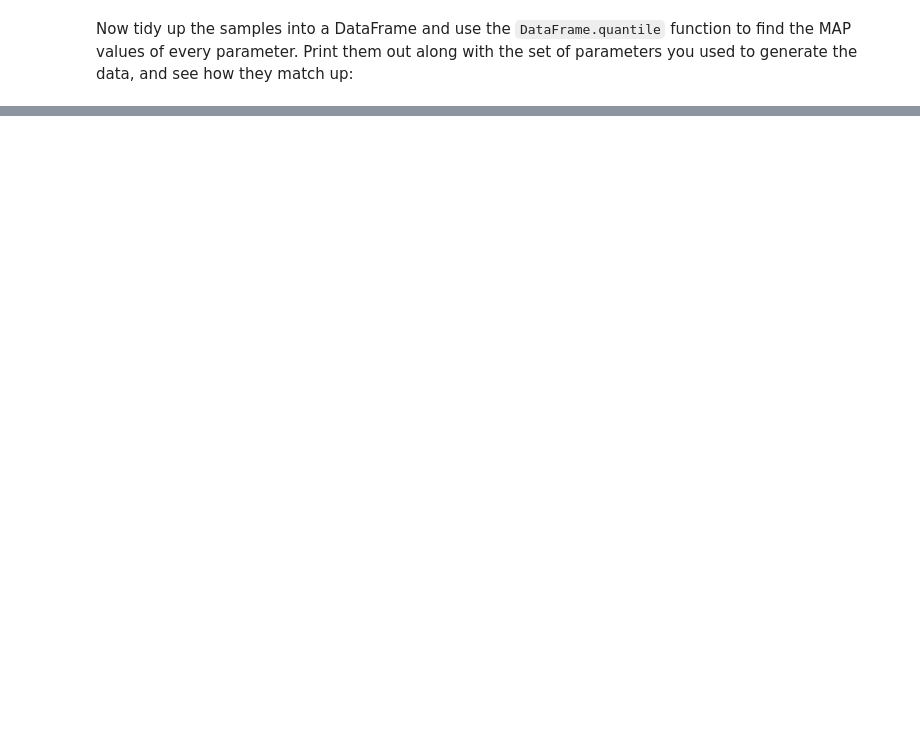
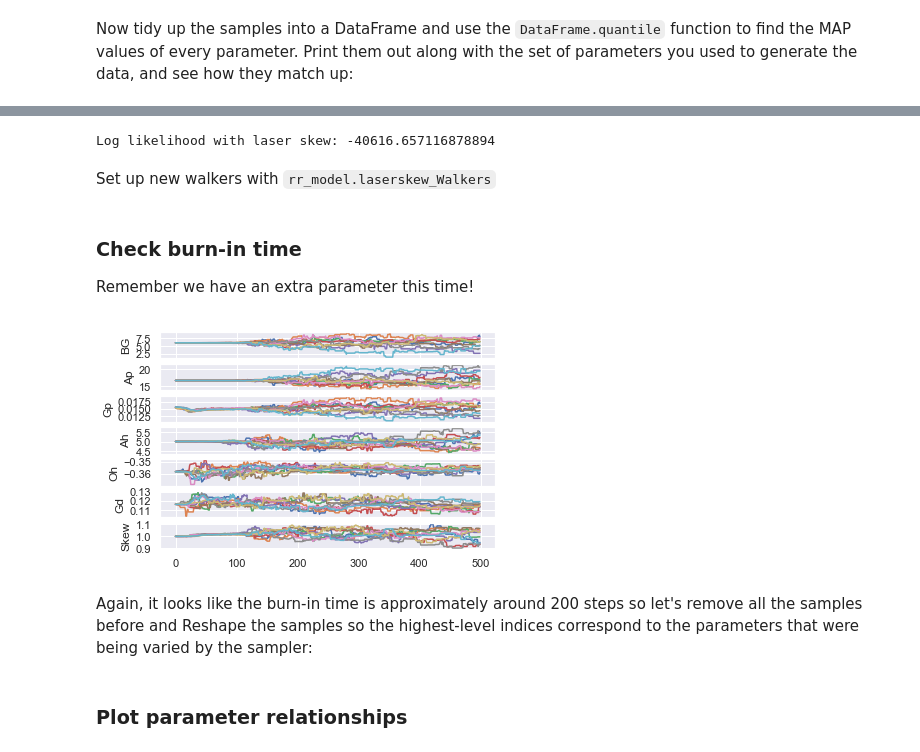
Before and after one commit to phys201/raman_rabi, a Jupyter notebook: tutorial.ipynb, the cells around one changed output, grey strips where cells are left out. Cells and saved outputs as stored; diff of their text form; code cells hidden in the pictures; blank space fills up the shorter version.

```diff
--- a/tutorial.ipynb
+++ b/tutorial.ipynb
@@ -235,0 +293,46 @@ Calculated MAP values:
+# %%
+# a set of test parameter values
+theta_withskew = np.array([6.10, 16.6881, 1/63.8806, 5.01886, -np.pi/8.77273, 1/8.5871, 1])
+withskew_loglikelihood = rr_model.laserskew_unbinned_loglikelihood_mN1(theta_withskew, test_data, 0, 40, False)
+print("Log likelihood with laser skew:", withskew_loglikelihood)
+# %% [output]
+Log likelihood with laser skew: -40616.657116878894
+# %% [markdown]
+Set up new walkers with `rr_model.laserskew_Walkers`
+# %%
+guesses_withskew = theta_withskew
+numdim = len(guesses_withskew)
+numwalkers = 100 #this isn't too many walkers, but just to keep this tutorial short to run
+numsteps = 500 #this isn't too many steps, but just to keep this tutorial short to run
+test_samples_withskew = rr_model.laserskew_Walkers(test_data, guesses_withskew, 0, 40, False, dataN=10,
+                                scale_factor=100*100, nwalkers=numwalkers, nsteps=numsteps)
+# %% [markdown]
+### Check burn-in time
+Remember we have an extra parameter this time!
+# %%
+fig, (ax_BG, ax_Ap, ax_Gammap, ax_Ah, ax_Omegah, ax_Gammadeph, ax_skewCoef) = plt.subplots(7)
+ax_BG.set(ylabel='BG')
+ax_Ap.set(ylabel='Ap')
+ax_Gammap.set(ylabel=r"$\Gamma_p$")
+ax_Ah.set(ylabel='Ah')
+ax_Omegah.set(ylabel=r"$\Omega_h$")
+ax_Gammadeph.set(ylabel=r"$\Gamma_deph$")
+ax_skewCoef.set(ylabel=r"skewCoef")
+for i in range(10):
+    # to use seaborn's lineplot, we first need to make a dataframe
+    df = pd.DataFrame({'BG': test_samples_withskew.chain[i,:,0], 'Ap': test_samples_withskew.chain[i,:,1],
+                     'Gp': test_samples_withskew.chain[i,:,2], 'Ah': test_samples_withskew.chain[i,:,3],
+                      'Oh': test_samples_withskew.chain[i,:,4], 'Gd': test_samples_withskew.chain[i,:,5],
+                      'Skew': test_samples_withskew.chain[i,:,6]})
+    sns.lineplot(data=df, x=df.index, y='BG', ax=ax_BG)
+    sns.lineplot(data=df, x=df.index, y='Ap', ax=ax_Ap)
+    sns.lineplot(data=df, x=df.index, y='Gp', ax=ax_Gammap)
+    sns.lineplot(data=df, x=df.index, y='Ah', ax=ax_Ah)
+    sns.lineplot(data=df, x=df.index, y='Oh', ax=ax_Omegah)
+    sns.lineplot(data=df, x=df.index, y='Gd', ax=ax_Gammadeph)
+    sns.lineplot(data=df, x=df.index, y='Skew', ax=ax_skewCoef)
+plt.show()
+# %% [output]
+[figure, added]
+# %% [markdown]
+Again, it looks like the burn-in time is approximately around 200 steps so let's remove all the samples before and Reshape the samples so the highest-level indices correspond to the parameters that were being varied by the sampler:
@@ -235,0 +345,2 @@ Calculated MAP values:
+# %% [markdown]
+### Plot parameter relationships
```
Also changed, not shown: parts of 28 cells of this notebook.
